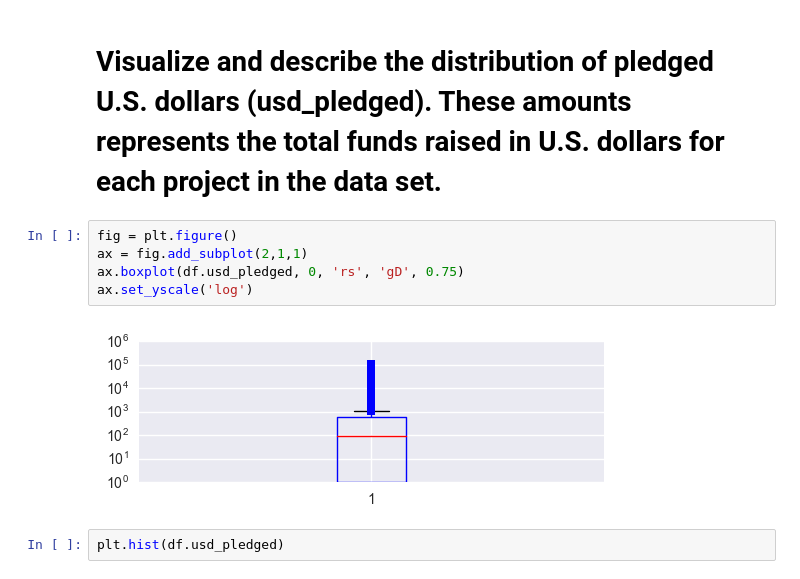
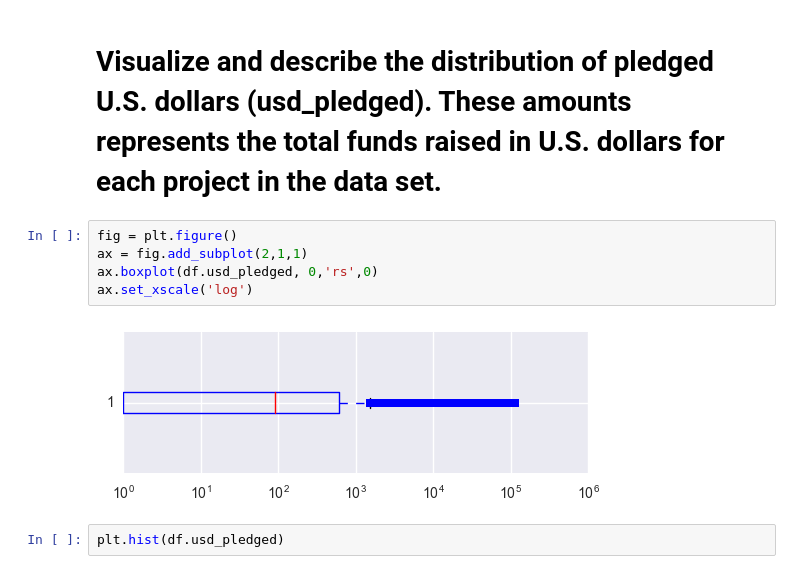
Before and after one commit to HarshitGautam/DataAnalytics, a Jupyter notebook: Kickstarters.ipynb, the cells around one changed output. Cells and saved outputs as stored; diff of their text form.

```diff
--- a/Kickstarters.ipynb
+++ b/Kickstarters.ipynb
@@ -51,10 +46,10 @@ df.describe
 # %%
 fig = plt.figure()
 ax = fig.add_subplot(2,1,1)
-ax.boxplot(df.usd_pledged, 0, 'rs', 'gD', 0.75)
-ax.set_yscale('log')
+ax.boxplot(df.usd_pledged, 0,'rs',0)
+ax.set_xscale('log')
 # %% [output]
-[figure, old version]
+[figure, new version]
 # %%
 plt.hist(df.usd_pledged)
 # %% [output]
```
Also changed, not shown: parts of 15 cells of this notebook, 2 other files.
